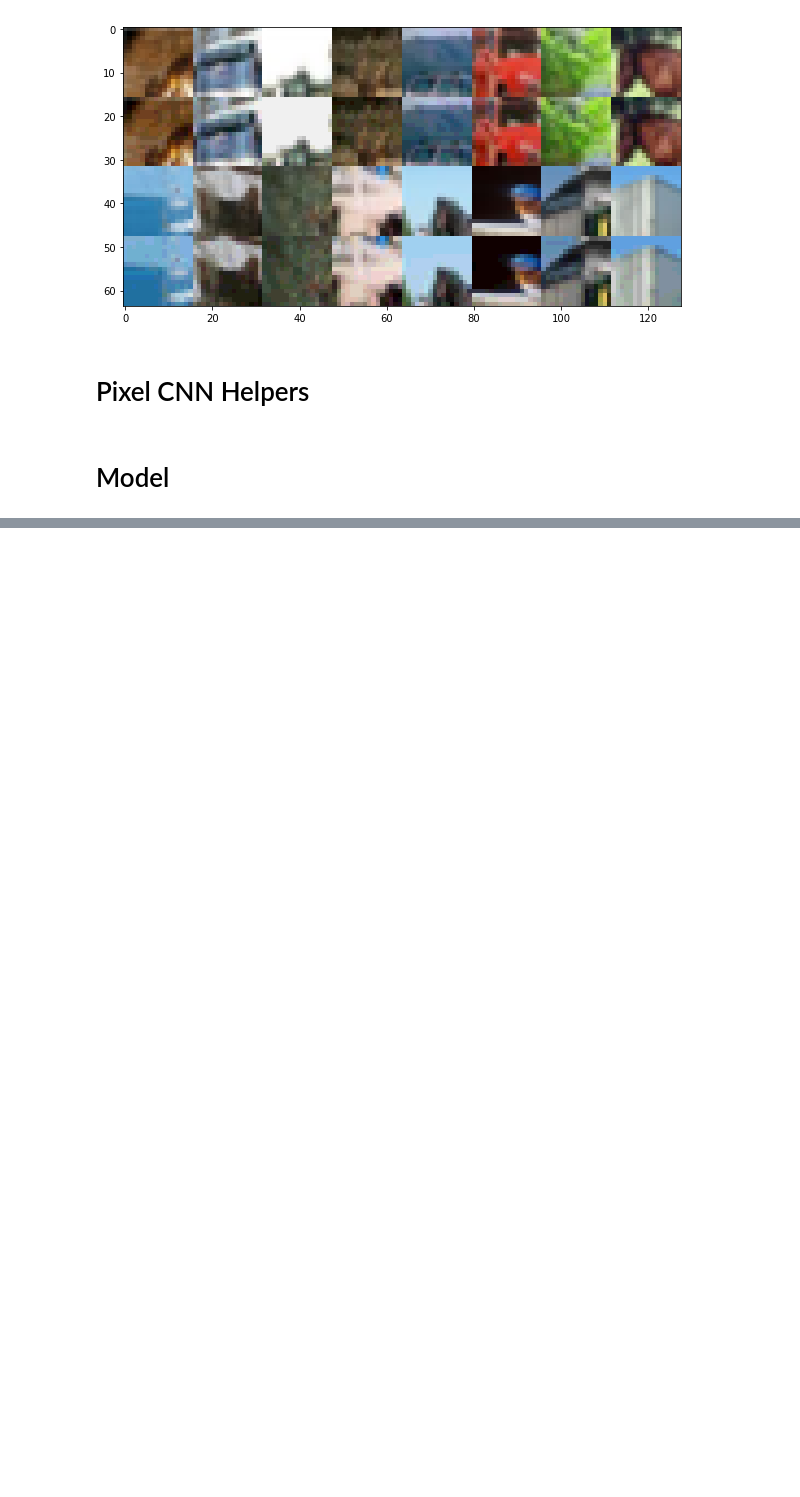
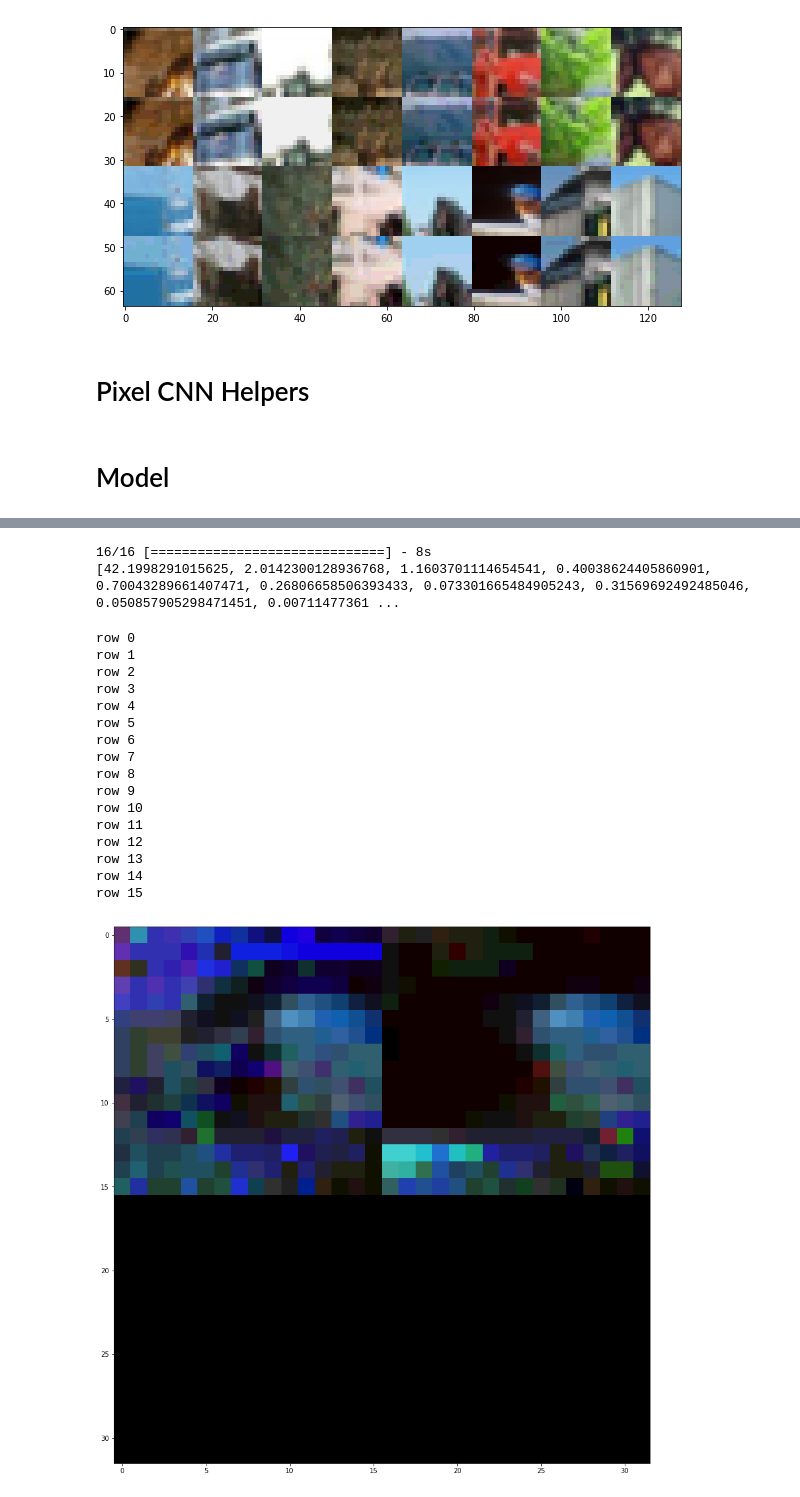
Before and after one commit to bjlkeng/sandbox, a Jupyter notebook: notebooks/pixel_cnn/pixelcnn.ipynb, the cells around one changed output, grey strips where cells are left out. Drawn from its saved outputs; the diff is of its cells as text; code cells hidden in the pictures; blank space fills up the shorter version.

```diff
--- a/notebooks/pixel_cnn/pixelcnn.ipynb
+++ b/notebooks/pixel_cnn/pixelcnn.ipynb
@@ -222,7 +224,7 @@ def conv_block(input_tensor, filters, kernel_size, name, is_first=False):
         if is_first:
             t = t[0] + 'a'
         x = PixelConv2D(t, filters, kernel_size, name='res' + name + t, padding='same')(input_tensor)
-        x = BatchNormalization(axis=bn_axis, name='bn' + name + t)(x)
+        # x = BatchNormalization(axis=bn_axis, name='bn' + name + t)(x)
         x = Activation('relu')(x)
         outs.append(x)
 
@@ -288,10 +288,10 @@ main_input = Input(shape=original_img_size, name='main_input')
 
 x = conv_block(main_input, 256, (7, 7), name='conv1', is_first=True)
 
-for stage in range(15):
+for stage in range(resnet_depth):
     x = resnet_block(x, [128, 128, 256], stage, 'a')
 
-final_filters = 256
+final_filters = 300
 x = conv_block(x, final_filters, (1, 1), name='final_1x1_1024_1')
 x = conv_block(x, final_filters, (1, 1), name='final_1x1_1024_2')
 
@@ -302,7 +302,8 @@ for k1 in range(img_rows):
     for k2 in range(img_cols):
         for channel in range(img_chns):
             out = Lambda(lambda x: x[:, k1, k2, channel * final_filters:(channel + 1) * final_filters])(x)
-            out = Dense(256 // pixel_level_divisor, activation='softmax')(out)
+            out = Dense(256 // pixel_level_divisor, kernel_regularizer=l2(0.001),
+                        bias_regularizer=l2(0.001))(out)
             outputs.append(out)
 
 #main_output = Concatenate()(outputs)
@@ -321,8 +336,8 @@ Building model...
 # %%
 start = time.time()
 
-early_stopping = keras.callbacks.EarlyStopping('loss', min_delta=0.1, patience=20)
-reduce_lr = keras.callbacks.ReduceLROnPlateau(monitor='loss', factor=0.1, patience=10, min_lr=0.001 * learning_rate)
+early_stopping = keras.callbacks.EarlyStopping('loss', min_delta=0.1, patience=50)
+reduce_lr = keras.callbacks.ReduceLROnPlateau(monitor='loss', factor=0.25, patience=20, min_lr=0.01 * learning_rate)
 #early_stopping = keras.callbacks.EarlyStopping('val_loss', min_delta=0.1, patience=10)
 #reduce_lr = keras.callbacks.ReduceLROnPlateau(monitor='val_loss', factor=0.1, patience=5, min_lr=0.001 * learning_rate)
 
@@ -343,10 +358,11 @@ class MyTQDMNotebookCallback(TQDMNotebookCallback):
     def format_metrics(self, logs):
         metrics = self.params['metrics']
         strings = []
-        for metric in metrics:
+        for i, metric in enumerate(metrics):
             if metric in logs:
                 strings.append(self.metric_format.format(name=metric, value=np.mean(logs[metric], axis=None)))
-                break
+                if i >= 6:
+                    break
         return self.separator.join(strings)
 
 history = model.fit(
@@ -373,4 +403,20 @@ print(lossvals)
+# %%
+x_eval_out = []
+for i in range(len(X_train_out)):
+    x_eval_out.append(X_train_out[i])
+
+lossvals = model.evaluate(X_train, x_eval_out)
+#print(model.metrics_names)
+print(lossvals)
+# %% [output]
+16/16 [==============================] - 8s
+[42.1998291015625, 2.0142300128936768, 1.1603701114654541, 0.40038624405860901, 0.70043289661407471, 0.26806658506393433, 0.073301665484905243, 0.31569692492485046, 0.050857905298471451, 0.00711477361 ...
 # %%
+def softmax(x):
+    e_x = np.exp(x - np.max(x))
+    out = e_x / e_x.sum()
+    return out
+
 def gen_image(model, num_samples=batch_size):
     x_sample = np.zeros((num_samples, img_rows, img_cols, img_chns))
 
@@ -381,37 +427,58 @@ def gen_image(model, num_samples=batch_size):
                 x_out = model.predict(x_sample, num_samples)
                 index = i * img_cols * img_chns + j * img_chns + k
                 for n in range(num_samples):
-                    pvals = x_out[index][n] / (np.sum(x_out[index][n]) + 1e-4)
+                    pvals = softmax(x_out[index][n])
+                    pvals /= (np.sum(pvals) + 1e-5)
                     pixel_val = np.argmax(np.random.multinomial(1, pvals))
                     x_sample[n, i, j, k] = pixel_val * pixel_level_divisor / 255.
-                    #print("====", i, j, k, pixel_val)
+                    #print("====", i, j, k, pixel_val, x_sample[n, i, j, k])
+                    #print("    ", x_out[index][n])
                     #print("    ", pvals)
                     #print("    ", draw)
                     #print(pixel_val, x_sample[n, i, j, k])
+                    #break
         print("row", i)
         #if i >= 1:
         #    break
 
     return x_sample
 
 
 start = time.time()
 
 n = batch_size
 figure = np.zeros((img_rows * n, img_cols * n, img_chns))
 for i in range(1):
     samples = gen_image(model)
     for j in range(batch_size):
-        orig_img = samples[j]
-        # print(orig_img)
+        img = samples[j]
+        # print(img)
         d_x = i * img_rows
         d_y = j * img_cols
-        figure[d_x:d_x + img_rows, d_y:d_y + img_cols] = orig_img
+        figure[d_x:d_x + img_rows, d_y:d_y + img_cols] = img
 
 plt.figure(figsize=(15, 15))
 plt.imshow(figure)
 plt.show()
 
 done = time.time()
 elapsed = done - start
 print("Elapsed: ", elapsed)
+# %% [output]
+row 0
+row 1
+row 2
+row 3
+row 4
+row 5
+row 6
+row 7
+row 8
+row 9
+row 10
+row 11
+row 12
+row 13
+row 14
+row 15
+[figure, added]
```
Also changed, not shown: parts of 12 cells of this notebook.
